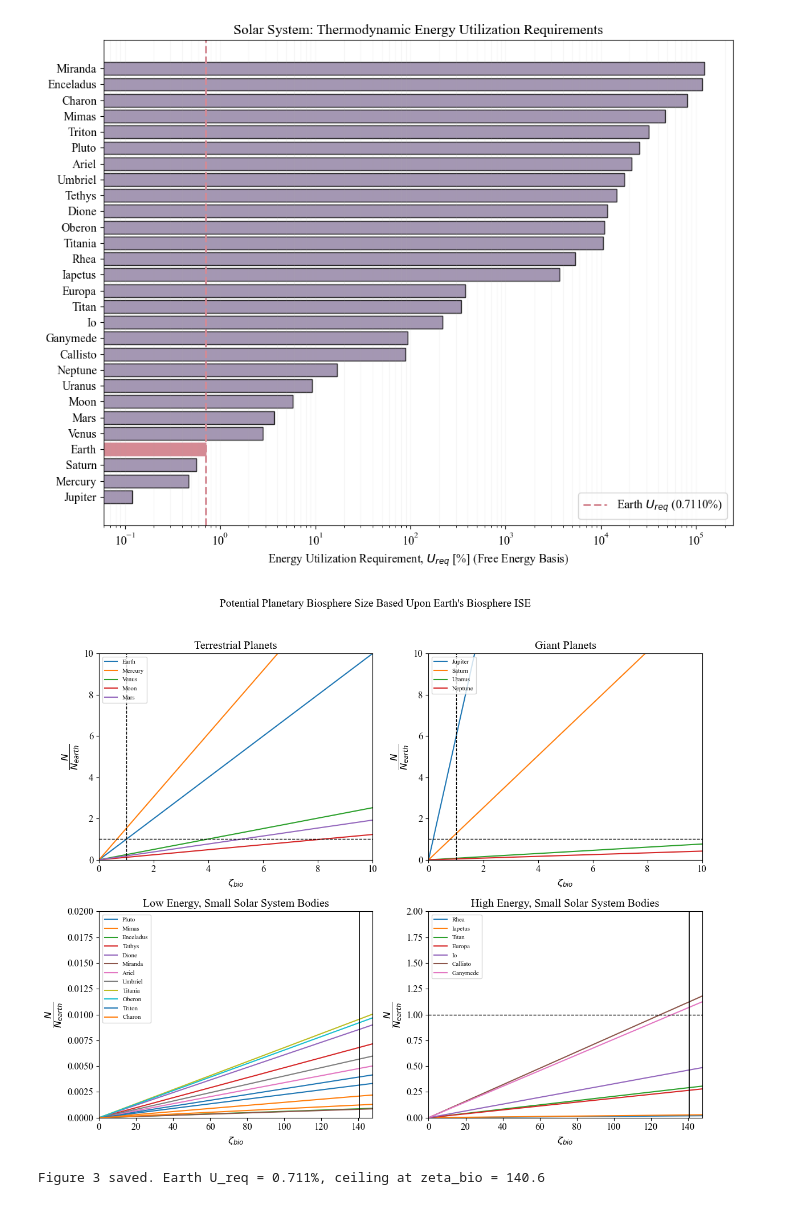
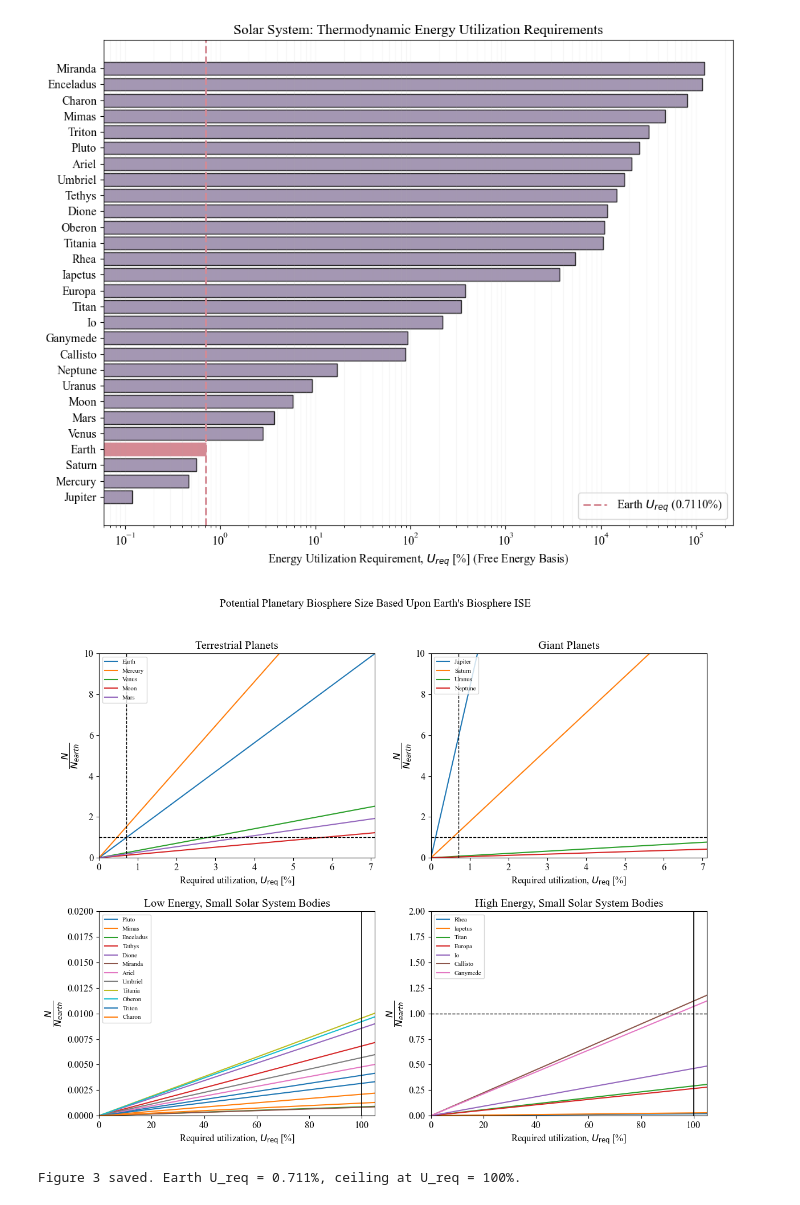
Before and after one commit to bradleylab/energy-biosphere, a Jupyter notebook: biosphere_size_model.ipynb, the cells around one changed output. Saved outputs shown, nothing was run; the diff lists cells and outputs as text; code cells hidden in the pictures.

```diff
--- a/biosphere_size_model.ipynb
+++ b/biosphere_size_model.ipynb
@@ -35,6 +35,7 @@ T = CONST["T_surface"]["value"]            # 288 K
 Ea_depurination = CONST["Ea_depurination"]["value"]  # 130000 J/mol
 T_sun_eff = CONST["T_sun_eff"]["value"]              # 5778 K
 R_sun_m = CONST["R_sun_m"]["value"]                  # 6.957e8 m (IAU 2015)
+SIGMA_SB = CONST["sigma_SB"]["value"]                # 5.670e-8 W m^-2 K^-4 (CODATA 2018)
 N_A = CONST["N_A"]["value"]                          # 6.022e23 mol^-1
 
 # Convert Ea from J/mol to J/molecule for Arrhenius calculations
@@ -516,9 +517,12 @@ def suns_free_energy(radius: float, distance: float, albedo: float,
     return E
 
 
-def solar_free_energy(radius: float, distance: float, albedo: float,
+def solar_energy_const_lum(radius: float, distance: float, albedo: float,
                       time_sheet: float, luminosity: float) -> float:
-    """Cumulative solar energy with constant luminosity.
+    """Cumulative RAW intercepted solar energy, constant luminosity.
+
+    Returns raw intercepted energy (NOT exergy/free energy); exergy conversion
+    is applied separately via compute_free_energy_budget().
 
     Used for exoplanets where stellar evolution model is not available.
 
@@ -955,7 +959,7 @@ for i in range(len(exo_names)):
         albedo=exo_albedos_arr[i],
         star_age=age,
         tidal_energy=tidal_e,
-        solar_func=solar_free_energy,
+        solar_func=solar_energy_const_lum,
         solar_func_kwargs={"luminosity": exo_lum_corrected[i]},
         rad_params=RAD_PARAMS,
     )
@@ -1603,8 +1630,8 @@ print()
 print("Table 3: Ocean Worlds (Free Energy Basis; manuscript definition)")
 ocean_worlds = ["Ganymede", "Callisto", "Europa", "Titan", "Triton", "Enceladus"]
 print(f"{'Body':<15} {'F_total (J)':>14} {'F_int (J)':>14} {'ISE(T_bio)':>14} "
-      f"{'U_req(F)':>10} {'Max Bio (% Earth)':>18}")
-print("-" * 92)
+      f"{'U_req,tot(%)':>13} {'U_req,int(%)':>13} {'Max Bio(%E)':>12}")
+print("-" * 100)
 for ow in ocean_worlds:
     if ow in names:
         idx = names.index(ow)
@@ -1612,11 +1639,13 @@ for ow in ocean_worlds:
         F_int = F_internal_values[idx]
         ise_val = ISE_body_values[idx]
         u_req_f = U_req_free[idx]
+        u_req_int = E_bio_empirical / F_int * 100 if F_int > 0 else float("inf")
         max_bio = max_biosphere_at_earth_like_utilization(u_req_f)
         print(f"{ow:<15} {F_tot:>14.3e} {F_int:>14.3e} {ise_val:>14.3e} "
-              f"{u_req_f:>10.1f} {max_bio:>18.5f}")
+              f"{u_req_f:>13.1f} {u_req_int:>13.0f} {max_bio:>12.5f}")
 
 print()
+print("U_req,int = E_bio,Earth / F_internal x 100; internal-only shortfall factor = U_req,int / 100.")
 print(f"Max Bio uses Earth-like free-energy utilization: {nu_earth_bio_free:.4f}%.")
 print("It is not the 100% capture ceiling.")
 # %% [output]
@@ -2315,59 +2344,63 @@ plt.show()
 [figure]
 # %%
 # ============================================================
-# Figure 3 — earths_ise.png
-# Maximum biosphere size (N/N_earth) vs Earth-relative utilization (zeta_bio)
+# Figure 3 - earths_ise.png
+# Maximum biosphere size (N/N_earth) vs required energy utilization U_req [%]
 # for 28 Solar System bodies, assuming Earth-like ISE.
-# Straight-line plots through origin: slope_body = F_total_body / F_total_Earth.
+# Straight lines through origin: N/N_earth = (U_req / U_req_earth) * (F_body / F_Earth).
+# The x-axis is U_req in percent (U_req = zeta_bio * U_req_earth), matching the
+# manuscript's vocabulary; Earth's utilization and the 100% capture ceiling are marked.
 # ============================================================
 
 terrestrial    = ["Earth", "Mercury", "Venus", "Moon", "Mars"]
 giants         = ["Jupiter", "Saturn", "Uranus", "Neptune"]
 low_e_small    = ["Pluto", "Mimas", "Enceladus", "Tethys", "Dione",
                   "Miranda", "Ariel", "Umbriel", "Titania", "Oberon",
                   "Triton", "Charon"]
 high_e_small   = ["Rhea", "Iapetus", "Titan", "Europa", "Io",
                   "Callisto", "Ganymede"]
 
 F_earth_fig3 = F_total_values[EARTH_IDX]
-zeta_ceiling = 100.0 / nu_earth_bio_free  # x at which U_req = 100%
+U_req_earth = nu_earth_bio_free   # Earth's required utilization [%] (x at zeta_bio = 1)
+U_req_ceiling = 100.0             # 100% free-energy capture ceiling
 
-def _plot_panel(ax, body_list, zeta_max, y_max, title):
-    zeta = np.linspace(0, zeta_max, 200)
+def _plot_panel(ax, body_list, u_req_max, y_max, title):
+    u_req = np.linspace(0, u_req_max, 200)
     for body in body_list:
         if body not in names:
             continue
         idx = names.index(body)
         slope = F_total_values[idx] / F_earth_fig3
-        ax.plot(zeta, zeta * slope, label=body)
-    ax.set_xlabel(r"$\zeta_{bio}$")
+        # N/N_earth = (U_req / U_req_earth) * slope
+        ax.plot(u_req, (u_req / U_req_earth) * slope, label=body)
+    ax.set_xlabel(r"Required utilization, $U_{\mathrm{req}}$ [%]")
     ax.set_ylabel(r"$\dfrac{N}{N_{earth}}$")
     ax.set_title(title)
-    ax.set_xlim(0, zeta_max)
+    ax.set_xlim(0, u_req_max)
     ax.set_ylim(0, y_max)
     ax.axhline(1, linestyle="--", color="black", linewidth=1)
-    if zeta_max <= 10:
-        ax.axvline(1, linestyle="--", color="black", linewidth=1)
+    if u_req_max <= 10 * U_req_earth:
+        ax.axvline(U_req_earth, linestyle="--", color="black", linewidth=1)
     else:
-        ax.axvline(zeta_ceiling, color="black", linewidth=1.2)
+        ax.axvline(U_req_ceiling, color="black", linewidth=1.2)
     ax.legend(loc="upper left", fontsize=8)
 
 fig3, axes3 = plt.subplots(2, 2, figsize=(12, 10))
-_plot_panel(axes3[0, 0], terrestrial,  10,                  10,   "Terrestrial Planets")
-_plot_panel(axes3[0, 1], giants,       10,                  10,   "Giant Planets")
-_plot_panel(axes3[1, 0], low_e_small,  zeta_ceiling * 1.05, 0.02, "Low Energy, Small Solar System Bodies")
-_plot_panel(axes3[1, 1], high_e_small, zeta_ceiling * 1.05, 2.0,  "High Energy, Small Solar System Bodies")
+_plot_panel(axes3[0, 0], terrestrial,  10 * U_req_earth,    10,   "Terrestrial Planets")
+_plot_panel(axes3[0, 1], giants,       10 * U_req_earth,    10,   "Giant Planets")
+_plot_panel(axes3[1, 0], low_e_small,  U_req_ceiling * 1.05, 0.02, "Low Energy, Small Solar System Bodies")
+_plot_panel(axes3[1, 1], high_e_small, U_req_ceiling * 1.05, 2.0,  "High Energy, Small Solar System Bodies")
 
 fig3.suptitle("Potential Planetary Biosphere Size Based Upon Earth's Biosphere ISE",
               fontsize=14)
 fig3.tight_layout(rect=[0, 0, 1, 0.96])
 fig3.savefig("plots/earths_ise.png", bbox_inches="tight", dpi=150)
 plt.show()
 
-print(f"Figure 3 saved. Earth U_req = {nu_earth_bio_free:.3f}%, ceiling at zeta_bio = {zeta_ceiling:.1f}")
+print(f"Figure 3 saved. Earth U_req = {U_req_earth:.3f}%, ceiling at U_req = 100%.")
 # %% [output]
-[figure, old version]
+[figure, new version]
-Figure 3 saved. Earth U_req = 0.711%, ceiling at zeta_bio = 140.6
+Figure 3 saved. Earth U_req = 0.711%, ceiling at U_req = 100%.
 # %%
 # ============================================================
 # Figure 2 — earth_e.png
```
Also changed, not shown: parts of 4 cells of this notebook, 1 other file.
